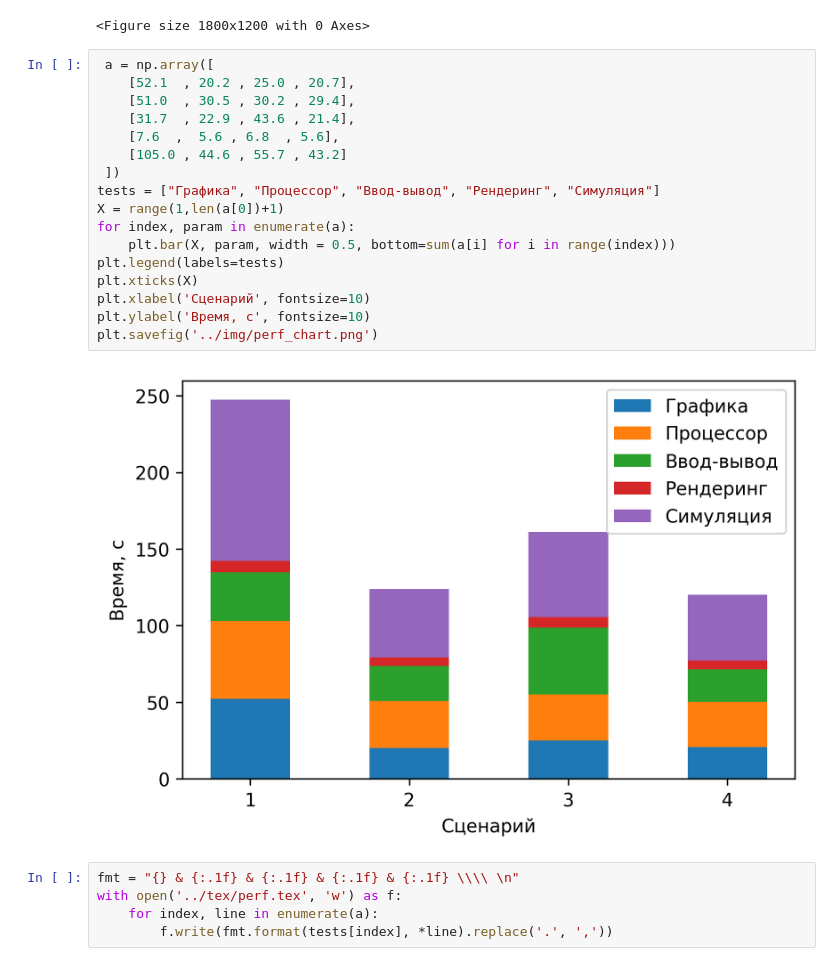
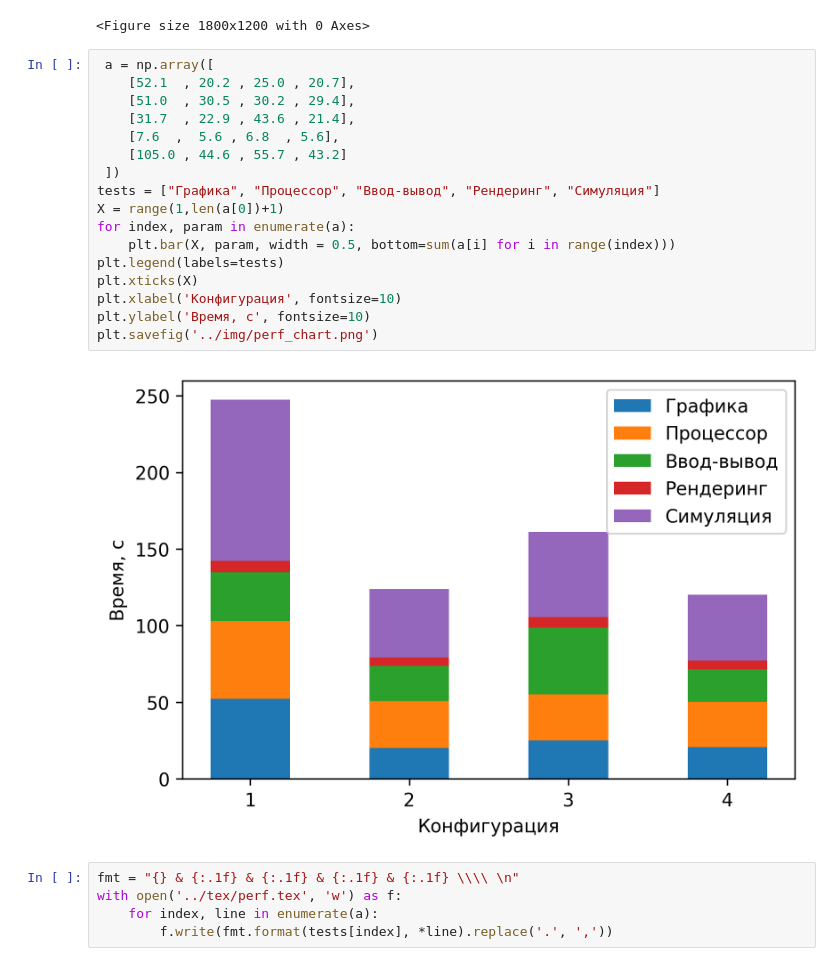
Before and after one commit to Ledarium/diplom, a Jupyter notebook: py/plots.ipynb, the cells around one changed output. Cells and saved outputs as stored; diff of their text form.

```diff
--- a/py/plots.ipynb
+++ b/py/plots.ipynb
@@ -37,22 +37,22 @@ plt.clf()
 # %%
  a = np.array([
     [52.1  , 20.2 , 25.0 , 20.7],
     [51.0  , 30.5 , 30.2 , 29.4],
     [31.7  , 22.9 , 43.6 , 21.4],
     [7.6  ,  5.6 , 6.8  , 5.6],
     [105.0 , 44.6 , 55.7 , 43.2]
  ])
 tests = ["Графика", "Процессор", "Ввод-вывод", "Рендеринг", "Симуляция"]
 X = range(1,len(a[0])+1)
 for index, param in enumerate(a):
     plt.bar(X, param, width = 0.5, bottom=sum(a[i] for i in range(index)))
 plt.legend(labels=tests)
 plt.xticks(X)
-plt.xlabel('Сценарий', fontsize=10)
+plt.xlabel('Конфигурация', fontsize=10)
 plt.ylabel('Время, с', fontsize=10)
 plt.savefig('../img/perf_chart.png')
 # %% [output]
-[figure, old version]
+[figure, new version]
 # %%
 fmt = "{} & {:.1f} & {:.1f} & {:.1f} & {:.1f} \\\\ \n"
 with open('../tex/perf.tex', 'w') as f:
```
Also changed, not shown: 3 other files.
